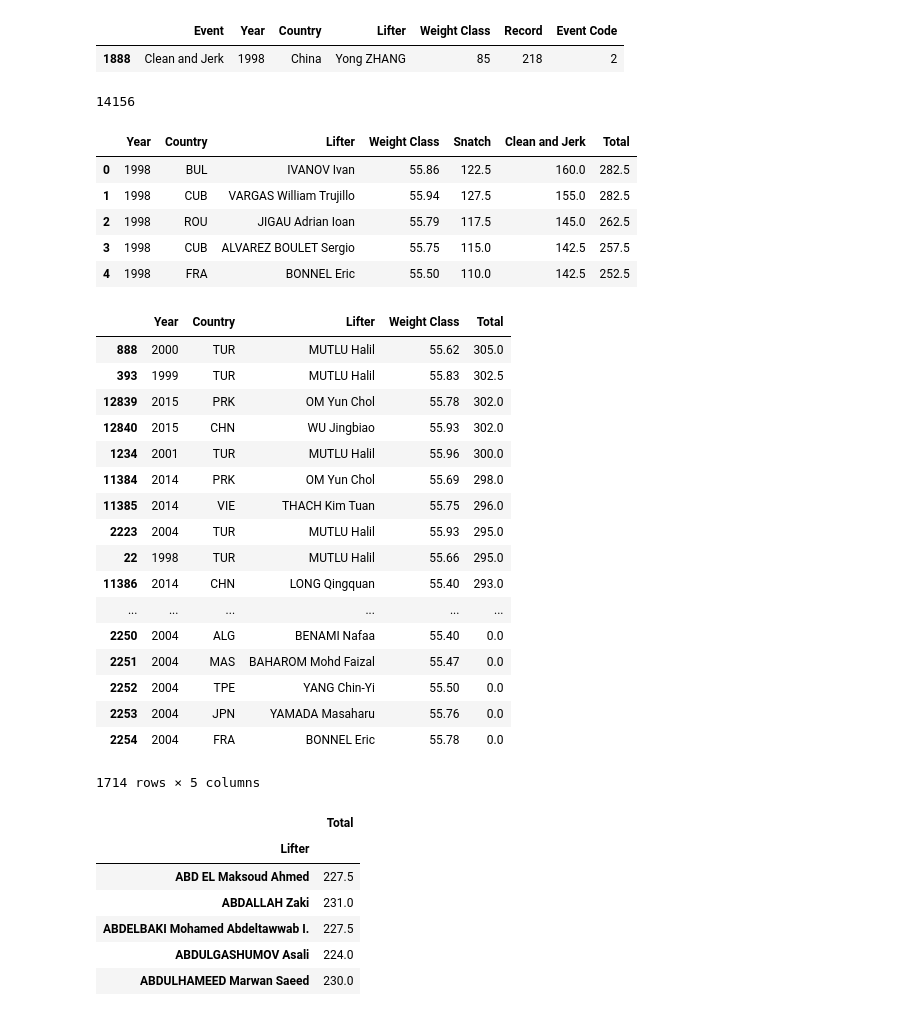
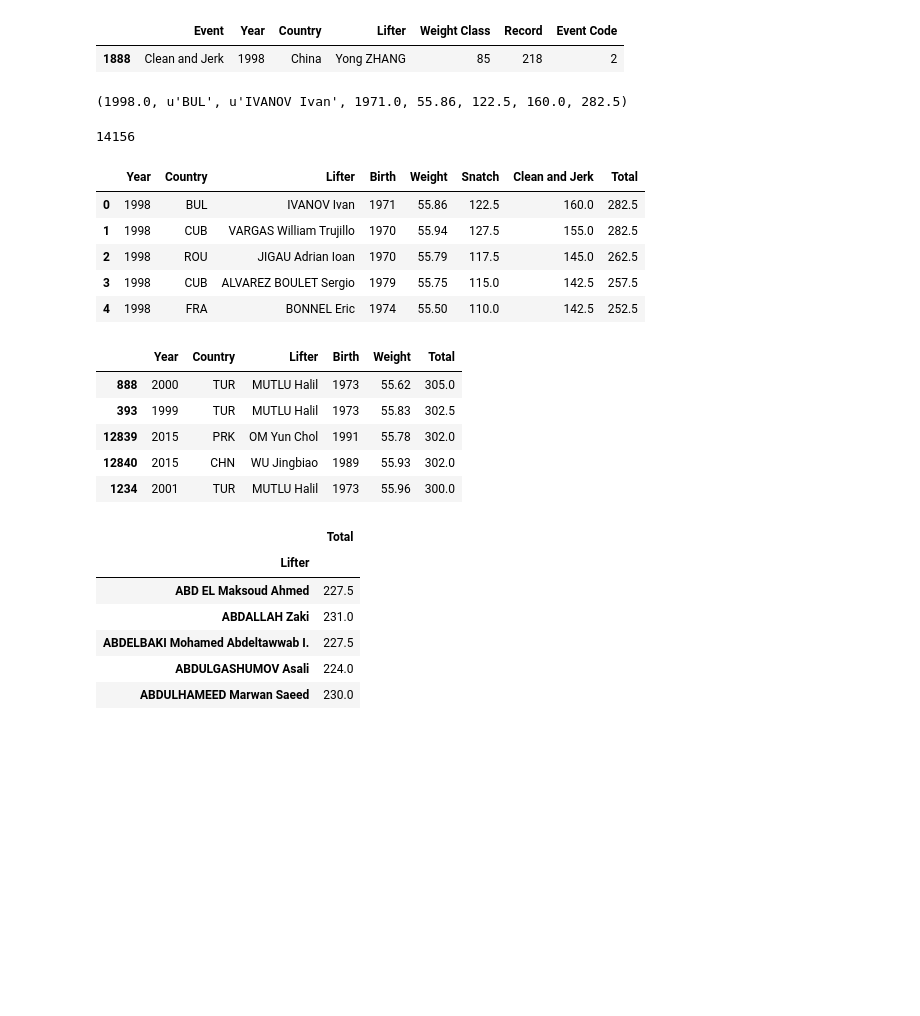
Before and after one commit to nelabdiel/worldrecordsweightlifting, a Jupyter notebook: WorldRecordsOverTime.ipynb, the cells around one changed output. Drawn from its saved outputs; the diff is of its cells as text; code cells hidden in the pictures; blank space fills up the shorter version.

```diff
--- a/WorldRecordsOverTime.ipynb
+++ b/WorldRecordsOverTime.ipynb
@@ -387,9 +387,11 @@ for i in range(len(recent)):
     for j in range(1,len(recent[i])):
         if len(recent[i][j])==9:
             name = recent[i][j][1]
+            birth = recent[i][j][2]
             country = recent[i][j][3]
             bweight = recent[i][j][4]
             snatch = recent[i][j][5]
+
             try:
                 snatch = float(snatch)
             except:
@@ -412,47 +414,43 @@ for i in range(len(recent)):
                 year = float(placeyear[1])
             except:
                 year = 0
+            try:
+                birth = float(birth.split('.')[2])
+            except:
+                birth = 0
 
-            info = (year, country, name, float(bweight), snatch, clean, total)
+            info = (year, country, name, birth, float(bweight), snatch, clean, total)
             r_attempts.append(info)
+# %%
+r_attempts[0]
+# %% [output]
+(1998.0, u'BUL', u'IVANOV Ivan', 1971.0, 55.86, 122.5, 160.0, 282.5)
 # %%
 len(r_attempts)
 # %% [output]
 14156
 # %%
 #Passing the information onto Pandas to facilitate the analysis.
-recents = pd.DataFrame(r_attempts, columns=['Year', 'Country','Lifter', 'Weight Class', 'Snatch', 'Clean and Jerk', 'Total'])
+recents = pd.DataFrame(r_attempts, columns=['Year', 'Country','Lifter', 'Birth', 'Weight', 'Snatch', 'Clean and Jerk', 'Total'])
 # %%
 recents.head()
 # %% [output]
-|  | Year | Country | Lifter | Weight Class | Snatch | Clean and Jerk | Total |
-| 0 | 1998 | BUL | IVANOV Ivan | 55.86 | 122.5 | 160.0 | 282.5 |
-| 1 | 1998 | CUB | VARGAS William Trujillo | 55.94 | 127.5 | 155.0 | 282.5 |
-| 2 | 1998 | ROU | JIGAU Adrian Ioan | 55.79 | 117.5 | 145.0 | 262.5 |
-| 3 | 1998 | CUB | ALVAREZ BOULET Sergio | 55.75 | 115.0 | 142.5 | 257.5 |
-| 4 | 1998 | FRA | BONNEL Eric | 55.50 | 110.0 | 142.5 | 252.5 |
+|  | Year | Country | Lifter | Birth | Weight | Snatch | Clean and Jerk | Total |
+| 0 | 1998 | BUL | IVANOV Ivan | 1971 | 55.86 | 122.5 | 160.0 | 282.5 |
+| 1 | 1998 | CUB | VARGAS William Trujillo | 1970 | 55.94 | 127.5 | 155.0 | 282.5 |
+| 2 | 1998 | ROU | JIGAU Adrian Ioan | 1970 | 55.79 | 117.5 | 145.0 | 262.5 |
+| 3 | 1998 | CUB | ALVAREZ BOULET Sergio | 1979 | 55.75 | 115.0 | 142.5 | 257.5 |
+| 4 | 1998 | FRA | BONNEL Eric | 1974 | 55.50 | 110.0 | 142.5 | 252.5 |
 # %%
 #looking at the data of the 56 from the IWF
-recents[recents['Weight Class']<=56][['Year', 'Country', 'Lifter', 'Weight Class', 'Total']].sort(['Total','Year'], ascending=False)
+recents[recents['Weight']<=56][['Year', 'Country', 'Lifter', 'Birth', 'Weight', 'Total']].sort(['Total','Year'], ascending=False).head()
 # %% [output]
-|  | Year | Country | Lifter | Weight Class | Total |
-| 888 | 2000 | TUR | MUTLU Halil | 55.62 | 305.0 |
-| 393 | 1999 | TUR | MUTLU Halil | 55.83 | 302.5 |
-| 12839 | 2015 | PRK | OM Yun Chol | 55.78 | 302.0 |
-| 12840 | 2015 | CHN | WU Jingbiao | 55.93 | 302.0 |
-| 1234 | 2001 | TUR | MUTLU Halil | 55.96 | 300.0 |
-| 11384 | 2014 | PRK | OM Yun Chol | 55.69 | 298.0 |
-| 11385 | 2014 | VIE | THACH Kim Tuan | 55.75 | 296.0 |
-| 2223 | 2004 | TUR | MUTLU Halil | 55.93 | 295.0 |
-| 22 | 1998 | TUR | MUTLU Halil | 55.66 | 295.0 |
-| 11386 | 2014 | CHN | LONG Qingquan | 55.40 | 293.0 |
-| ... | ... | ... | ... | ... | ... |
-| 2250 | 2004 | ALG | BENAMI Nafaa | 55.40 | 0.0 |
-| 2251 | 2004 | MAS | BAHAROM Mohd Faizal | 55.47 | 0.0 |
-| 2252 | 2004 | TPE | YANG Chin-Yi | 55.50 | 0.0 |
-| 2253 | 2004 | JPN | YAMADA Masaharu | 55.76 | 0.0 |
-| 2254 | 2004 | FRA | BONNEL Eric | 55.78 | 0.0 |
+|  | Year | Country | Lifter | Birth | Weight | Total |
+| 888 | 2000 | TUR | MUTLU Halil | 1973 | 55.62 | 305.0 |
+| 393 | 1999 | TUR | MUTLU Halil | 1973 | 55.83 | 302.5 |
+| 12839 | 2015 | PRK | OM Yun Chol | 1991 | 55.78 | 302.0 |
+| 12840 | 2015 | CHN | WU Jingbiao | 1989 | 55.93 | 302.0 |
+| 1234 | 2001 | TUR | MUTLU Halil | 1973 | 55.96 | 300.0 |
-1714 rows × 5 columns
 # %%
 #saving recents so that I don't have to scrape again
 class Company(object):
```
Also changed, not shown: parts of 27 cells of this notebook, 7 other files.
